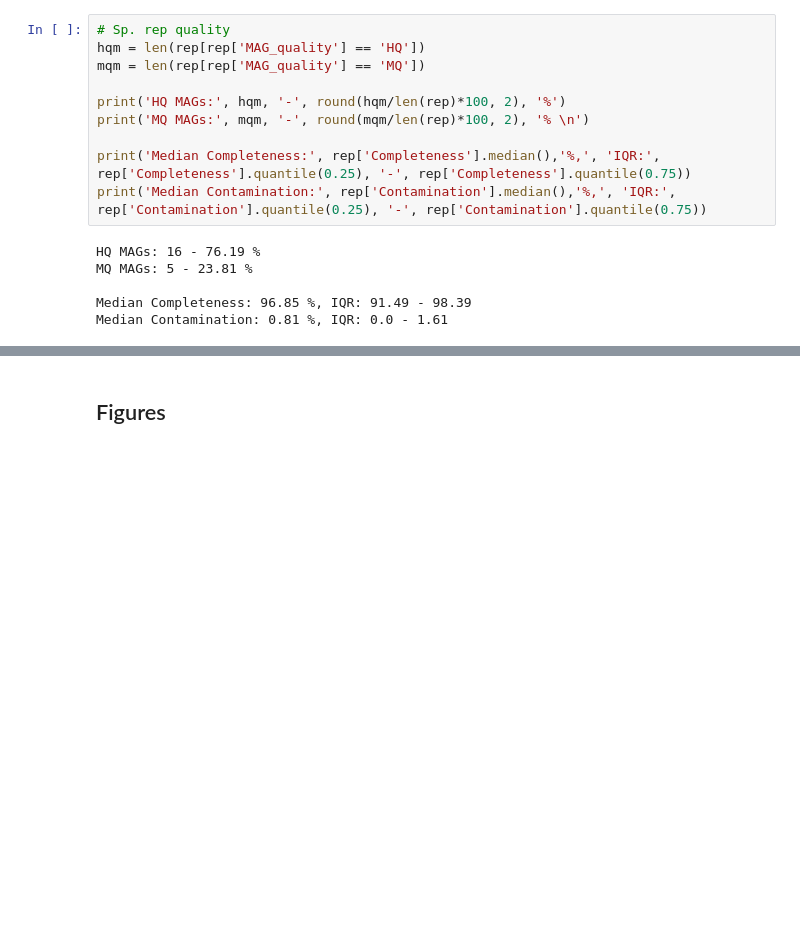
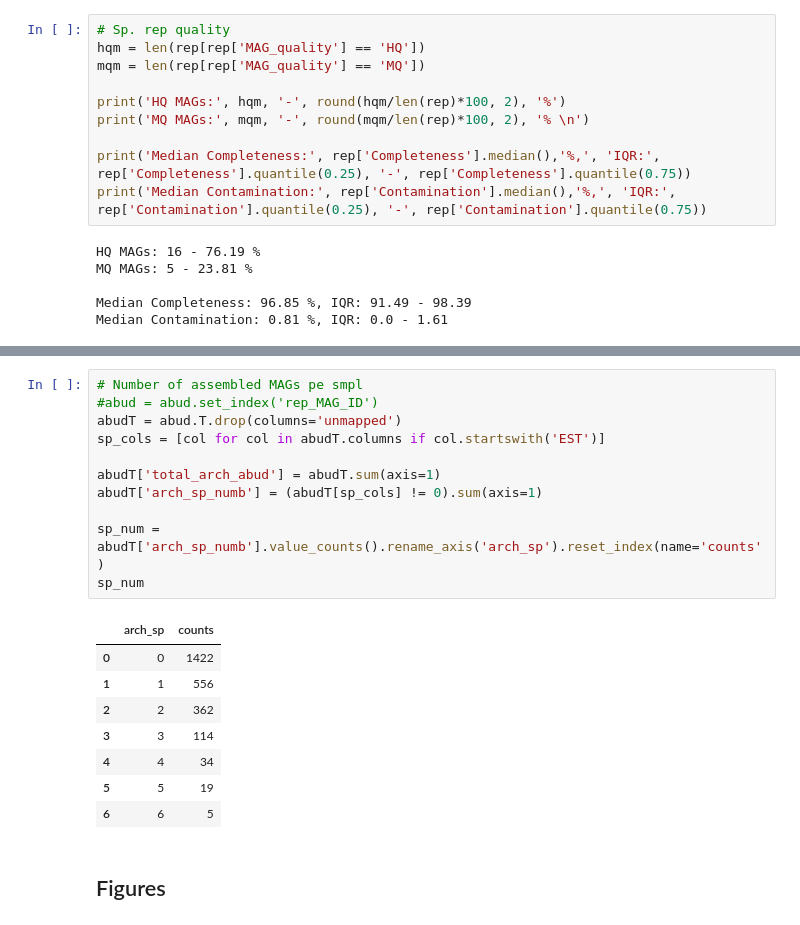
Before and after one commit to Chartiza/Human-gut-archaea-db, a Jupyter notebook: scripts/Paper_figures_and_stats.ipynb, the cells around one changed output, grey strips where cells are left out. Drawn from its saved outputs; the diff is of its cells as text; blank space fills up the shorter version.

```diff
--- a/scripts/Paper_figures_and_stats.ipynb
+++ b/scripts/Paper_figures_and_stats.ipynb
@@ -135,3 +131,23 @@ Median Contamination: 0.81 %, IQR: 0.0 - 1.61
+# %%
+# Number of assembled MAGs pe smpl
+#abud = abud.set_index('rep_MAG_ID')
+abudT = abud.T.drop(columns='unmapped')
+sp_cols = [col for col in abudT.columns if col.startswith('EST')]
+
+abudT['total_arch_abud'] = abudT.sum(axis=1)
+abudT['arch_sp_numb'] = (abudT[sp_cols] != 0).sum(axis=1)
+
+sp_num = abudT['arch_sp_numb'].value_counts().rename_axis('arch_sp').reset_index(name='counts')
+sp_num
+# %% [output]
+|  | arch_sp | counts |
+| 0 | 0 | 1422 |
+| 1 | 1 | 556 |
+| 2 | 2 | 362 |
+| 3 | 3 | 114 |
+| 4 | 4 | 34 |
+| 5 | 5 | 19 |
+| 6 | 6 | 5 |
 # %% [markdown]
 ## Figures
 # %%
```
Also changed, not shown: parts of 6 cells of this notebook, 8 other files.
